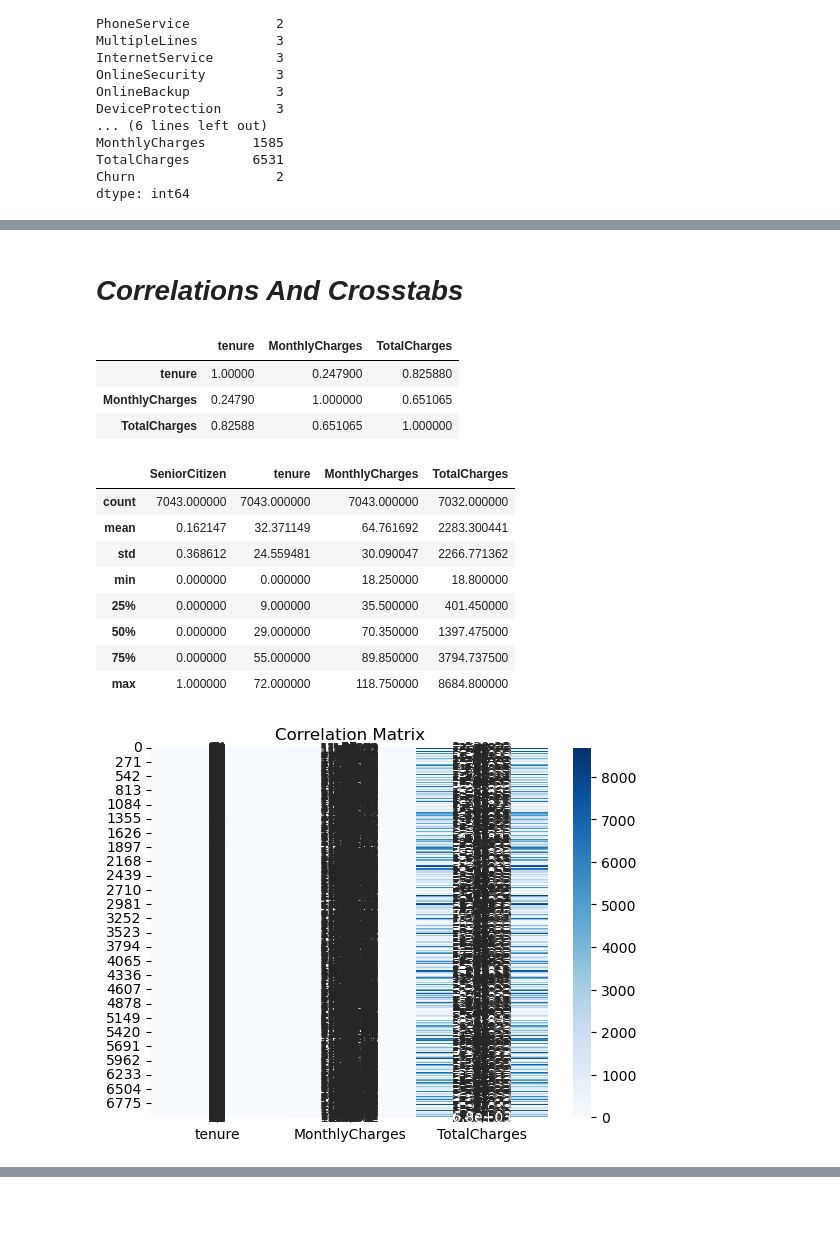
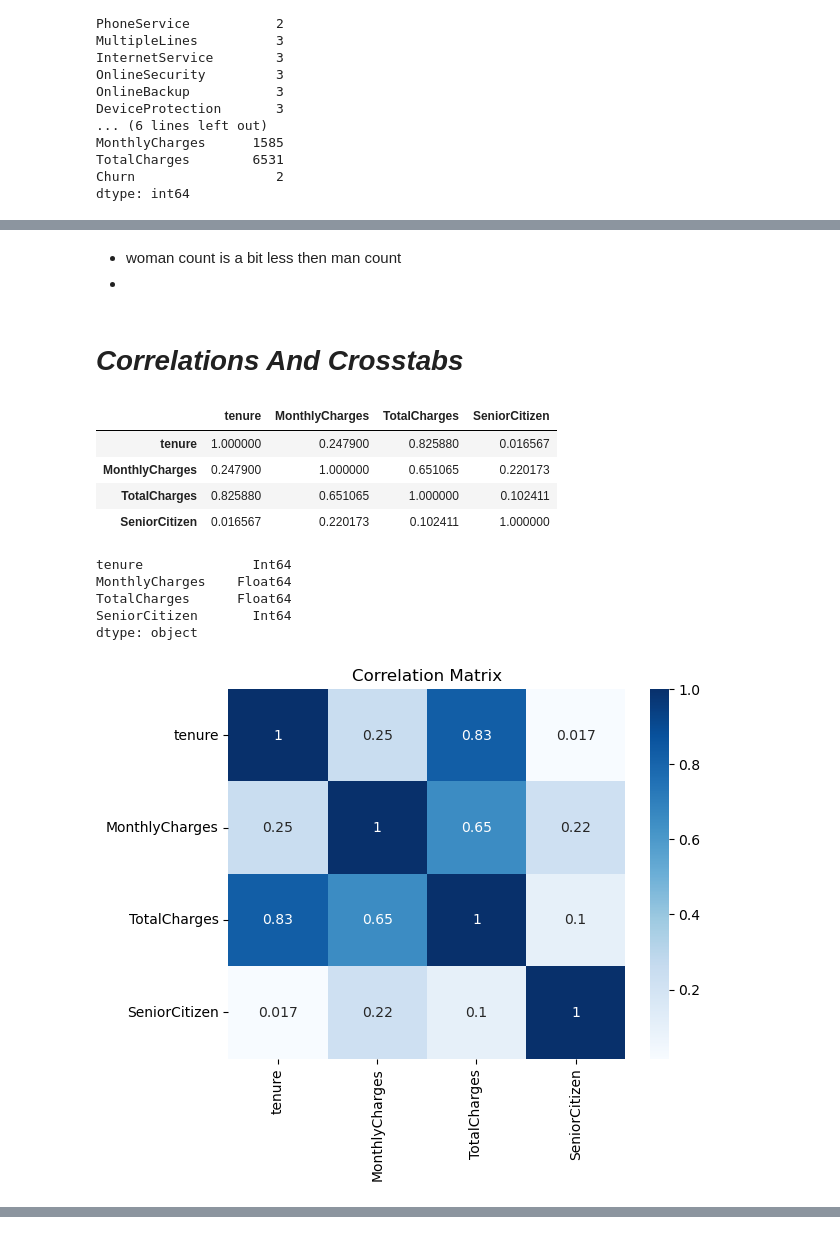
Before and after one commit to ItSick/AI-EDA, a Jupyter notebook: Telco-Customer-Churn.ipynb, the cells around one changed output, grey strips where cells are left out. Saved outputs shown, nothing was run; the diff lists cells and outputs as text; code cells hidden in the pictures; blank space fills up the shorter version.

```diff
--- a/Telco-Customer-Churn.ipynb
+++ b/Telco-Customer-Churn.ipynb
@@ -114,3 +145,9 @@ MonthlyCharges      1585
 TotalCharges        6531
 Churn                  2
 dtype: int64
+# %%
+data = data.convert_dtypes()
+# %%
+ #convert 'TotalCharges' to float
+# errors='coerce' convert missing values (like blank strings) into NaN
+data['TotalCharges']=pd.to_numeric(data['TotalCharges'], errors='coerce')
@@ -121,37 +199,35 @@ dtype: int64
+# %% [markdown]
+- woman count is a bit less then man count
+-
 # %% [markdown]
 # ***Correlations And Crosstabs***
 # %%
-numeric_cols = ['tenure','MonthlyCharges','TotalCharges']
+numeric_cols = ['tenure','MonthlyCharges','TotalCharges','SeniorCitizen']
 sub_df = data[numeric_cols].copy()
-# convert column from string to float
-# errors='coerce' convert missing values (like blank strings) into NaN
 sub_df['TotalCharges']=pd.to_numeric(sub_df['TotalCharges'], errors='coerce')
+sub_df['MonthlyCharges']=pd.to_numeric(sub_df['MonthlyCharges'], errors='coerce')
 sub_df.corr()
 # %% [output]
-|  | tenure | MonthlyCharges | TotalCharges |
-| tenure | 1.00000 | 0.247900 | 0.825880 |
-| MonthlyCharges | 0.24790 | 1.000000 | 0.651065 |
-| TotalCharges | 0.82588 | 0.651065 | 1.000000 |
+|  | tenure | MonthlyCharges | TotalCharges | SeniorCitizen |
+| tenure | 1.000000 | 0.247900 | 0.825880 | 0.016567 |
+| MonthlyCharges | 0.247900 | 1.000000 | 0.651065 | 0.220173 |
+| TotalCharges | 0.825880 | 0.651065 | 1.000000 | 0.102411 |
+| SeniorCitizen | 0.016567 | 0.220173 | 0.102411 | 1.000000 |
-# %%
-# convert 'TotalCharges' to float
-data['TotalCharges']=pd.to_numeric(sub_df['TotalCharges'], errors='coerce')
-data.describe()
-# %% [output]
-|  | SeniorCitizen | tenure | MonthlyCharges | TotalCharges |
-| count | 7043.000000 | 7043.000000 | 7043.000000 | 7032.000000 |
-| mean | 0.162147 | 32.371149 | 64.761692 | 2283.300441 |
-| std | 0.368612 | 24.559481 | 30.090047 | 2266.771362 |
-| min | 0.000000 | 0.000000 | 18.250000 | 18.800000 |
-| 25% | 0.000000 | 9.000000 | 35.500000 | 401.450000 |
-| 50% | 0.000000 | 29.000000 | 70.350000 | 1397.475000 |
-| 75% | 0.000000 | 55.000000 | 89.850000 | 3794.737500 |
-| max | 1.000000 | 72.000000 | 118.750000 | 8684.800000 |
+# %%
+sub_df.dtypes
+# %% [output]
+tenure              Int64
+MonthlyCharges    Float64
+TotalCharges      Float64
+SeniorCitizen       Int64
+dtype: object
 # %%
-sns.heatmap(sub_df, annot=True, cmap='Blues')
+corr_matrix = sub_df.corr()
+sns.heatmap(corr_matrix, annot=True, cmap='Blues')
 plt.title('Correlation Matrix')
 plt.show()
 # %% [output]
-[figure, old version]
+[figure, new version]
 # %% [markdown]
 <table>
     <tr>
```
Also changed, not shown: parts of 33 cells of this notebook.
